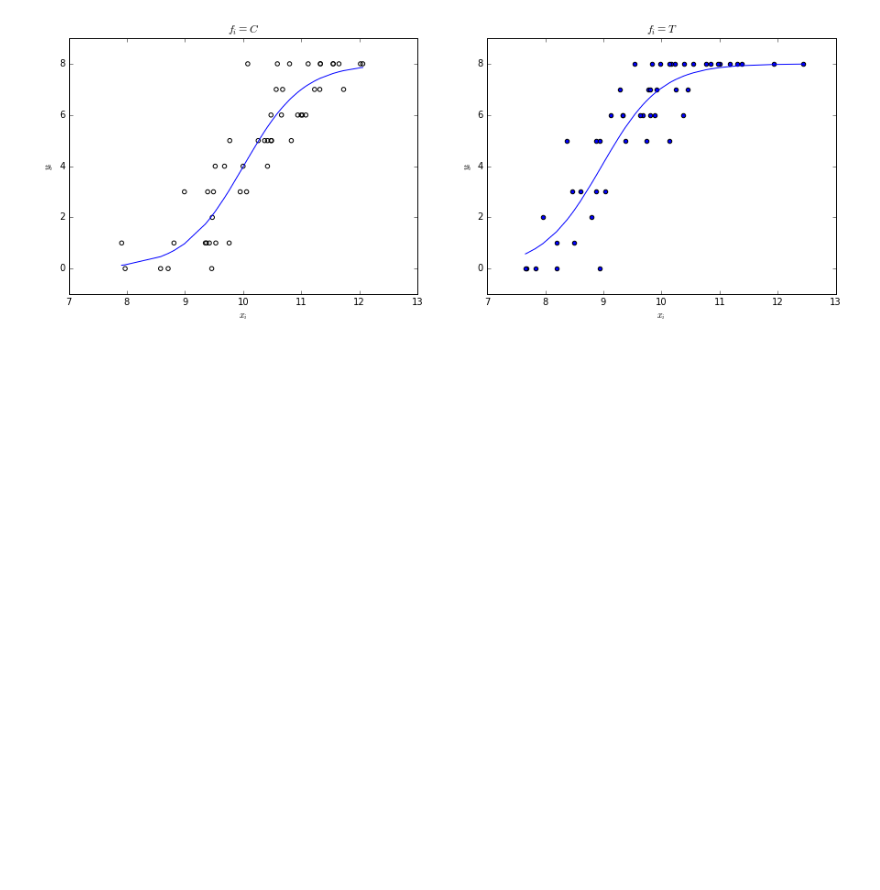
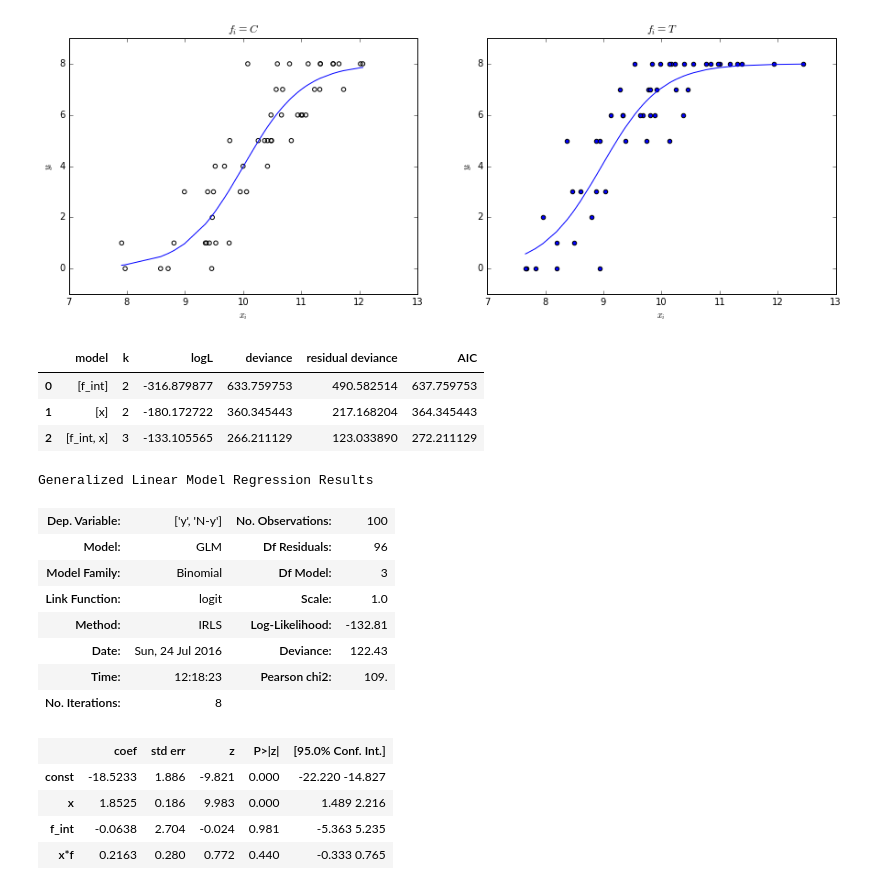
Before and after one commit to kyohei-koga/stastical_modeling_for-_data_analysis, a Jupyter notebook: 06expanding_application_range_of_GLM_/06.ipynb, the cells around one changed output. Drawn from its saved outputs; the diff is of its cells as text; code cells hidden in the pictures; blank space fills up the shorter version.

```diff
--- a/06expanding_application_range_of_GLM_/06.ipynb
+++ b/06expanding_application_range_of_GLM_/06.ipynb
@@ -104,0 +117,7 @@ plt.show()
+# %%
+result_table
+# %% [output]
+|  | model | k | logL | deviance | residual deviance | AIC |
+| 0 | [f_int] | 2 | -316.879877 | 633.759753 | 490.582514 | 637.759753 |
+| 1 | [x] | 2 | -180.172722 | 360.345443 | 217.168204 | 364.345443 |
+| 2 | [f_int, x] | 3 | -133.105565 | 266.211129 | 123.033890 | 272.211129 |
@@ -104,0 +126,19 @@ plt.show()
+# %%
+data.x_c = sm.add_constant(data[['x','f_int','x*f']])
+result = sm.GLM(data[['y','N-y']],data.x_c,family=sm.families.Binomial()).fit()
+result.summary()
+# %% [output]
+Generalized Linear Model Regression Results
+| Dep. Variable: | ['y', 'N-y'] | No. Observations: | 100 |
+| Model: | GLM | Df Residuals: | 96 |
+| Model Family: | Binomial | Df Model: | 3 |
+| Link Function: | logit | Scale: | 1.0 |
+| Method: | IRLS | Log-Likelihood: | -132.81 |
+| Date: | Sun, 24 Jul 2016 | Deviance: | 122.43 |
+| Time: | 12:18:23 | Pearson chi2: | 109. |
+| No. Iterations: | 8 |  |  |
+|  | coef | std err | z | P>|z| | [95.0% Conf. Int.] |
+| const | -18.5233 | 1.886 | -9.821 | 0.000 | -22.220 -14.827 |
+| x | 1.8525 | 0.186 | 9.983 | 0.000 | 1.489 2.216 |
+| f_int | -0.0638 | 2.704 | -0.024 | 0.981 | -5.363 5.235 |
+| x*f | 0.2163 | 0.280 | 0.772 | 0.440 | -0.333 0.765 |
```
Also changed, not shown: parts of 5 cells of this notebook, 4 other files.
